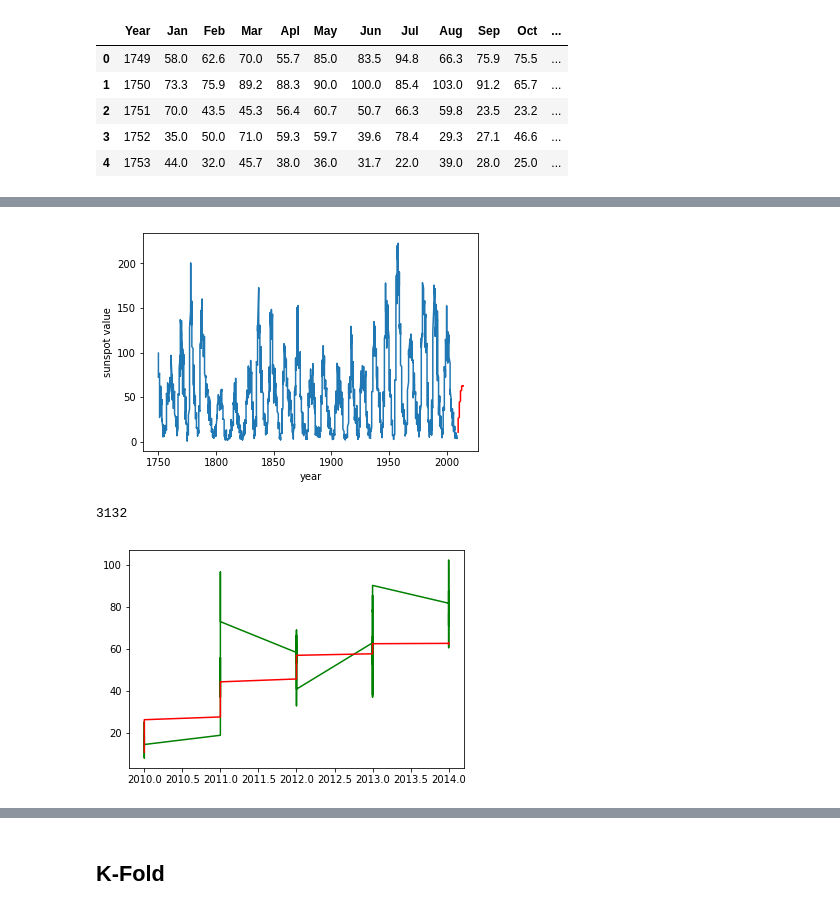
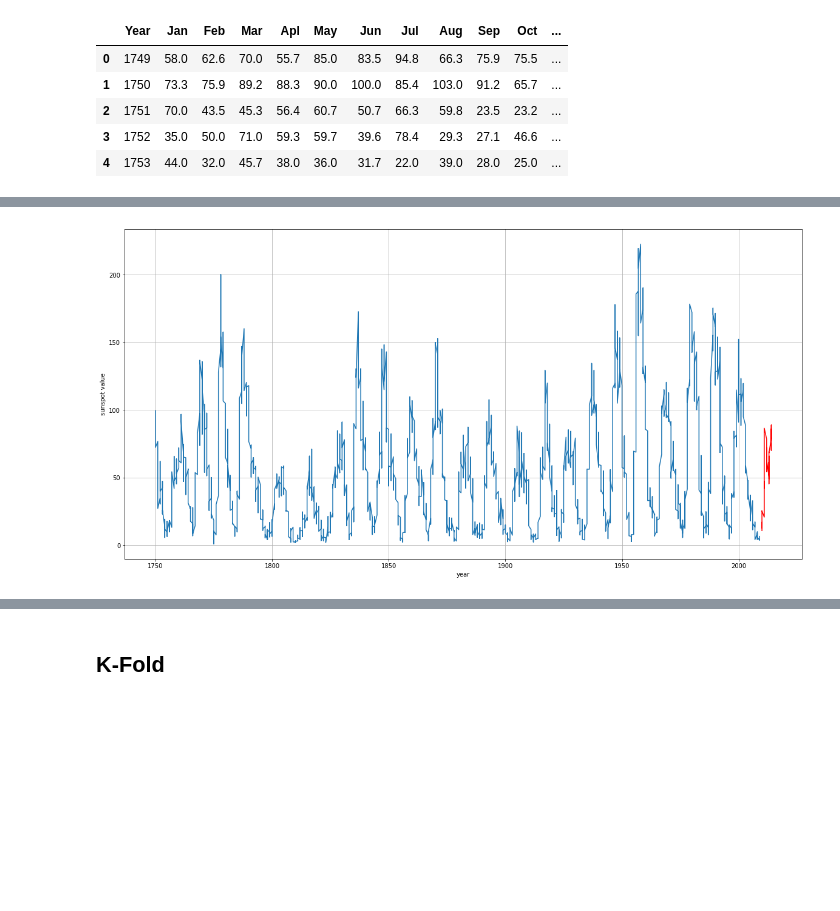
Before and after one commit to douglashsabreu/MachineLearning, a Jupyter notebook: LinearRegression/Sunspot Linear Regression.ipynb, the cells around one changed output, grey strips where cells are left out. Saved outputs shown, nothing was run; the diff lists cells and outputs as text; code cells hidden in the pictures; blank space fills up the shorter version.

```diff
--- a/LinearRegression/Sunspot Linear Regression.ipynb
+++ b/LinearRegression/Sunspot Linear Regression.ipynb
@@ -30,12 +30,14 @@ def generate_y(data, K):
         y.append(data[i])
     return y
 # %%
-def predict_x_next(train_subset, w, X, K):
+def predict_x_next(train_subset, test_subset, w, X, K):
     predicted_values = []
+
     for i in range(X):
         features = np.insert(np.flip(train_subset[i:]), 0, 1).T
         predicted_value = np.dot(features, w)
-        train_subset = np.append(train_subset, predicted_value)
+
+        train_subset = np.append(train_subset, test_subset[i])
         predicted_values.append(predicted_value)
 
     return predicted_values
@@ -163,20 +181,14 @@ plt.show()
 # %%
 last_train_subset = sunspots_values_train[-20:]
 # %%
-predictions = predict_x_next(last_train_subset, w, 60, 20)
+predictions = predict_x_next(last_train_subset, sunspots_values_test, w, 60, 20)
+plt.figure(figsize=(20,10))
+plt.grid(True)
 
 plt.plot(years_train[20:], np.dot(phi,w) )
 plt.plot(years_test, predictions, 'r' )
 plt.xlabel('year')
 plt.ylabel('sunspot value')
 plt.show()
 # %% [output]
-[figure, old version]
+[figure, new version]
-# %%
-plt.plot(years_test, sunspots_values_test, 'g')
-plt.plot(years_test, predictions, 'r')
-#sunspots_values_test
-print(len(sunspots_values_train))
-# %% [output]
-3132
-[figure, removed]
```
Also changed, not shown: parts of 9 cells of this notebook.
